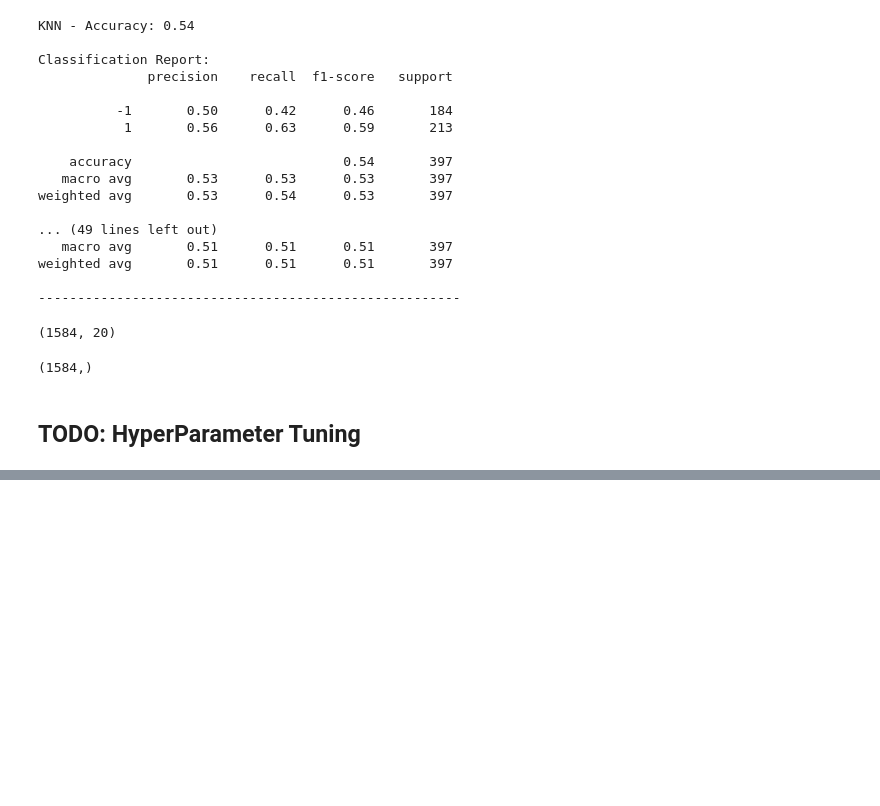
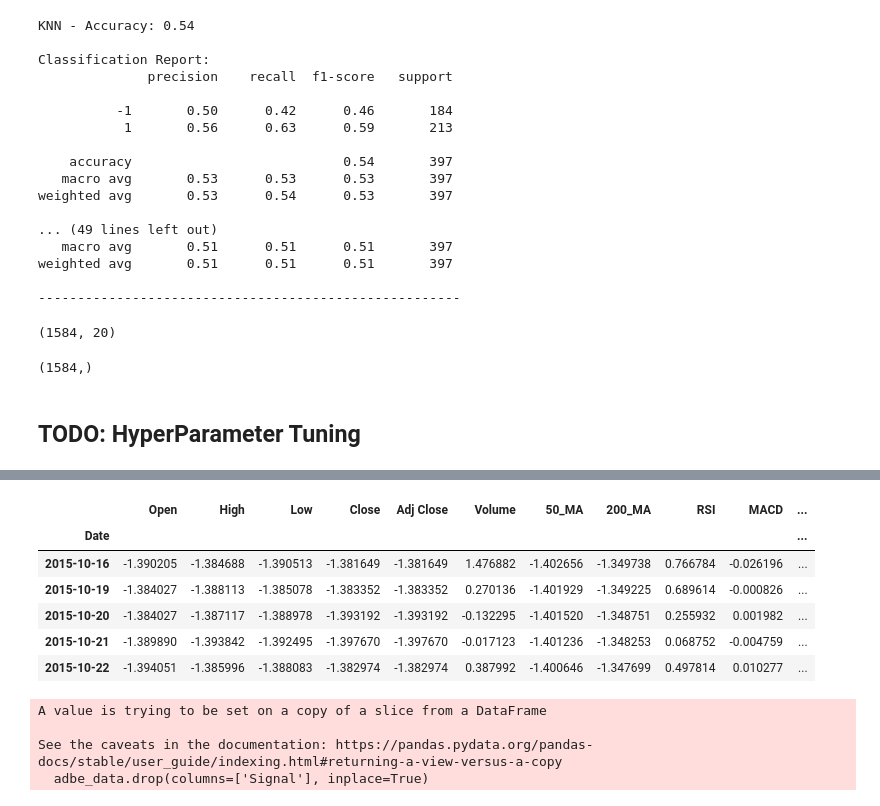
Before and after one commit to SamSilmarilData/stock-analysis-ML, a Jupyter notebook: Notebook.ipynb, the cells around one changed output, grey strips where cells are left out. Drawn from its saved outputs; the diff is of its cells as text; code cells hidden in the pictures; blank space fills up the shorter version.

```diff
--- a/Notebook.ipynb
+++ b/Notebook.ipynb
@@ -367,0 +417,3 @@ y_train.shape
+# %%
+# Calculate RSI
+adbe_data['RSI'] = talib.RSI(adbe_data['Close'].values, timeperiod=14)
@@ -367,0 +452,2 @@ y_train.shape
+# %%
+adbe_data = adbe_data.dropna()
@@ -367,0 +474,5 @@ y_train.shape
+# %%
+from sklearn.preprocessing import StandardScaler
+features = ['Open', 'High', 'Low', 'Close', 'Adj Close', 'Volume', '50_MA', '200_MA', 'RSI', 'MACD', 'MACD_signal', 'MACD_hist', 'slowk', 'slowd']
+scaler = StandardScaler()
+adbe_data[features] = scaler.fit_transform(adbe_data[features])
@@ -367,0 +487,12 @@ y_train.shape
+# %%
+# Create a column for the signal
+adbe_data['Signal'] = 0.0
+
+# Generate buy signal when short-term MA is above long-term MA
+adbe_data.loc[adbe_data['50_MA'] > adbe_data['200_MA'], 'Signal'] = 1.0
+
+# Generate sell signal when short-term MA is below long-term MA
+adbe_data.loc[adbe_data['50_MA'] <= adbe_data['200_MA'], 'Signal'] = -1.0
+
+# Shift the signal column by 1 to avoid lookahead bias
+adbe_data['Target'] = adbe_data['Signal'].shift(1)
@@ -367,0 +510,17 @@ y_train.shape
+# %%
+adbe_data.head()
+# %% [output]
+|  | Open | High | Low | Close | Adj Close | Volume | 50_MA | 200_MA | RSI | MACD | ... |
+| Date |  |  |  |  |  |  |  |  |  |  | ... |
+| 2015-10-16 | -1.390205 | -1.384688 | -1.390513 | -1.381649 | -1.381649 | 1.476882 | -1.402656 | -1.349738 | 0.766784 | -0.026196 | ... |
+| 2015-10-19 | -1.384027 | -1.388113 | -1.385078 | -1.383352 | -1.383352 | 0.270136 | -1.401929 | -1.349225 | 0.689614 | -0.000826 | ... |
+| 2015-10-20 | -1.384027 | -1.387117 | -1.388978 | -1.393192 | -1.393192 | -0.132295 | -1.401520 | -1.348751 | 0.255932 | 0.001982 | ... |
+| 2015-10-21 | -1.389890 | -1.393842 | -1.392495 | -1.397670 | -1.397670 | -0.017123 | -1.401236 | -1.348253 | 0.068752 | -0.004759 | ... |
+| 2015-10-22 | -1.394051 | -1.385996 | -1.388083 | -1.382974 | -1.382974 | 0.387992 | -1.400646 | -1.347699 | 0.497814 | 0.010277 | ... |
+# %%
+adbe_data.drop(columns=['Signal'], inplace=True)
+# %% [output]
+A value is trying to be set on a copy of a slice from a DataFrame
+
+See the caveats in the documentation: https://pandas.pydata.org/pandas-docs/stable/user_guide/indexing.html#returning-a-view-versus-a-copy
+  adbe_data.drop(columns=['Signal'], inplace=True)
```
Also changed, not shown: parts of 45 cells of this notebook.
